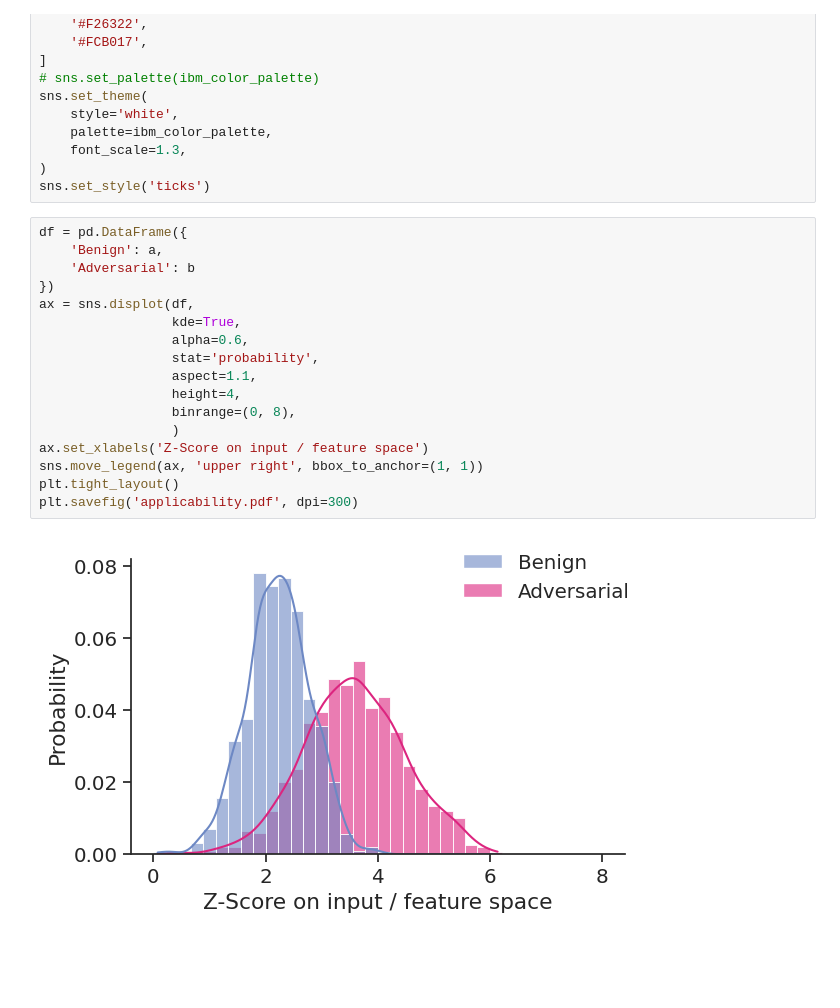
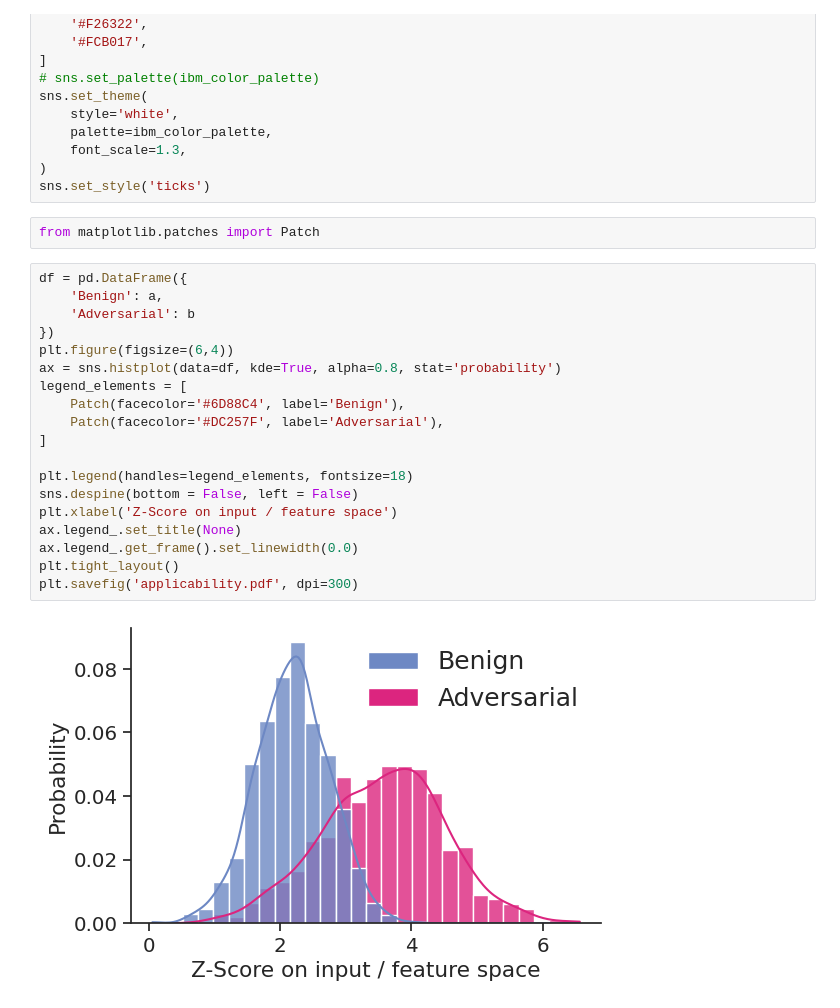
Before and after one commit to changx03/baard, a Jupyter notebook: plots/figure_applicability.ipynb, the cells around one changed output. Saved outputs shown, nothing was run; the diff lists cells and outputs as text; blank space fills up the shorter version.

Commit message:
updated figure

```diff
--- a/plots/figure_applicability.ipynb
+++ b/plots/figure_applicability.ipynb
@@ -66,22 +66,26 @@ sns.set_theme(
     font_scale=1.3,
 )
 sns.set_style('ticks')
+# %%
+from matplotlib.patches import Patch
 # %%
 df = pd.DataFrame({
     'Benign': a,
     'Adversarial': b
 })
-ax = sns.displot(df,
-                 kde=True,
-                 alpha=0.6,
-                 stat='probability',
-                 aspect=1.1,
-                 height=4,
-                 binrange=(0, 8),
-                 )
-ax.set_xlabels('Z-Score on input / feature space')
-sns.move_legend(ax, 'upper right', bbox_to_anchor=(1, 1))
+plt.figure(figsize=(6,4))
+ax = sns.histplot(data=df, kde=True, alpha=0.8, stat='probability')
+legend_elements = [
+    Patch(facecolor='#6D88C4', label='Benign'),
+    Patch(facecolor='#DC257F', label='Adversarial'),
+]
+
+plt.legend(handles=legend_elements, fontsize=18)
+sns.despine(bottom = False, left = False)
+plt.xlabel('Z-Score on input / feature space')
+ax.legend_.set_title(None)
+ax.legend_.get_frame().set_linewidth(0.0)
 plt.tight_layout()
 plt.savefig('applicability.pdf', dpi=300)
 # %% [output]
-[figure, old version]
+[figure, new version]
```
Also changed, not shown: 5 other files.
